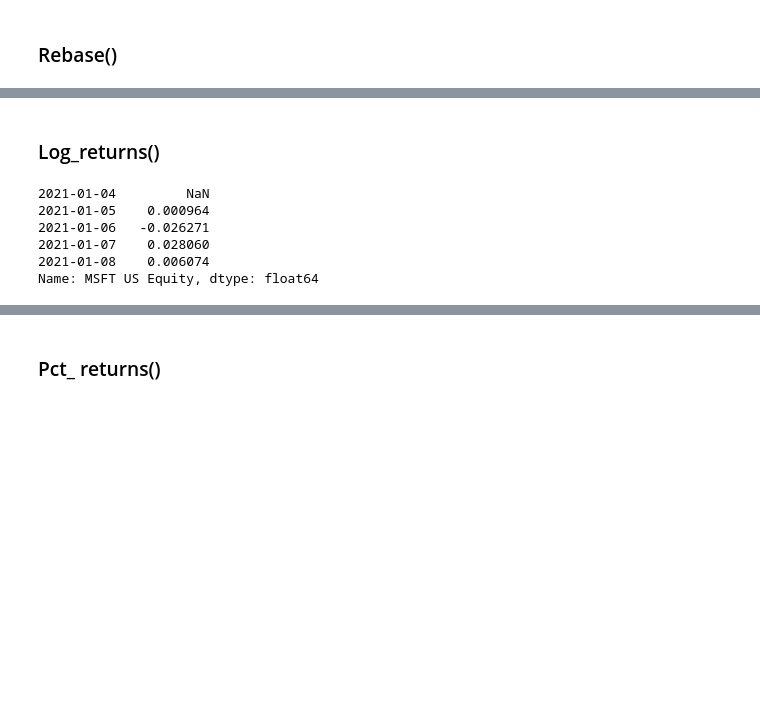
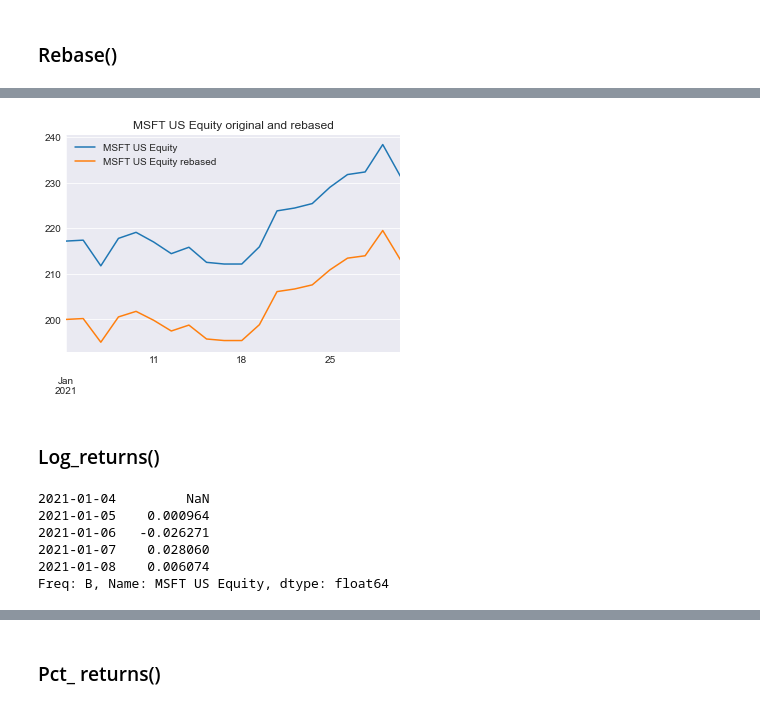
Before and after one commit to marcobonifacio/pyriskman, a Jupyter notebook: docs/fintopy.ipynb, the cells around one changed output, grey strips where cells are left out. Saved outputs shown, nothing was run; the diff lists cells and outputs as text; code cells hidden in the pictures; blank space fills up the shorter version.

```diff
--- a/docs/fintopy.ipynb
+++ b/docs/fintopy.ipynb
@@ -66,11 +92,17 @@ Name: MSFT US Equity, dtype: float64
+# %%
+pd.concat((bdaily, rebased), axis=1).plot(title=f'{s.name} original and rebased');
+# %% [output]
+[figure, added]
 # %% [markdown]
 ### Log_returns() ###
-# %%
-s.prices.log_returns().head()
-# %% [output]
-2021-01-04         NaN
-2021-01-05    0.000964
-2021-01-06   -0.026271
-2021-01-07    0.028060
-2021-01-08    0.006074
-Name: MSFT US Equity, dtype: float64
+# %%
+# Daily log returns
+lrdaily = s.prices.set_frequency().prices.log_returns()
+lrdaily.head()
+# %% [output]
+2021-01-04         NaN
+2021-01-05    0.000964
+2021-01-06   -0.026271
+2021-01-07    0.028060
+2021-01-08    0.006074
+Freq: B, Name: MSFT US Equity, dtype: float64
```
Also changed, not shown: parts of 20 cells of this notebook, 1 other file.
